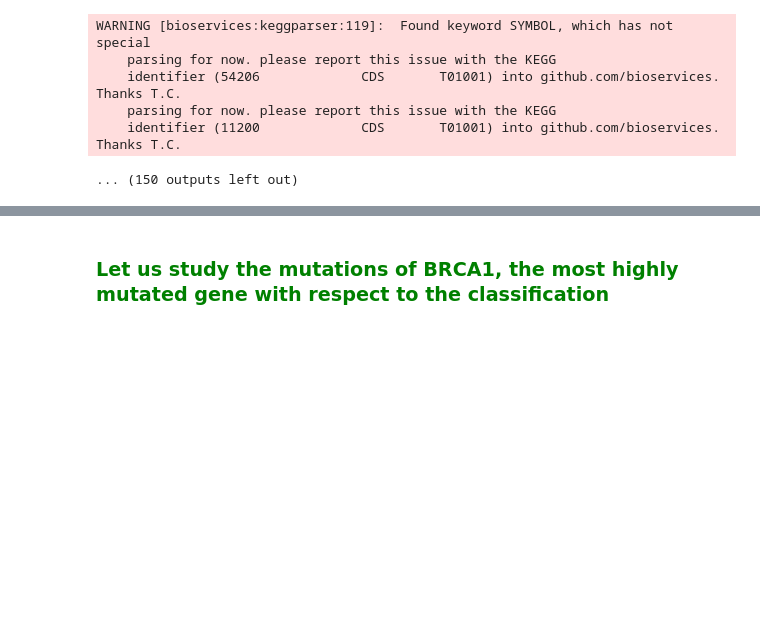
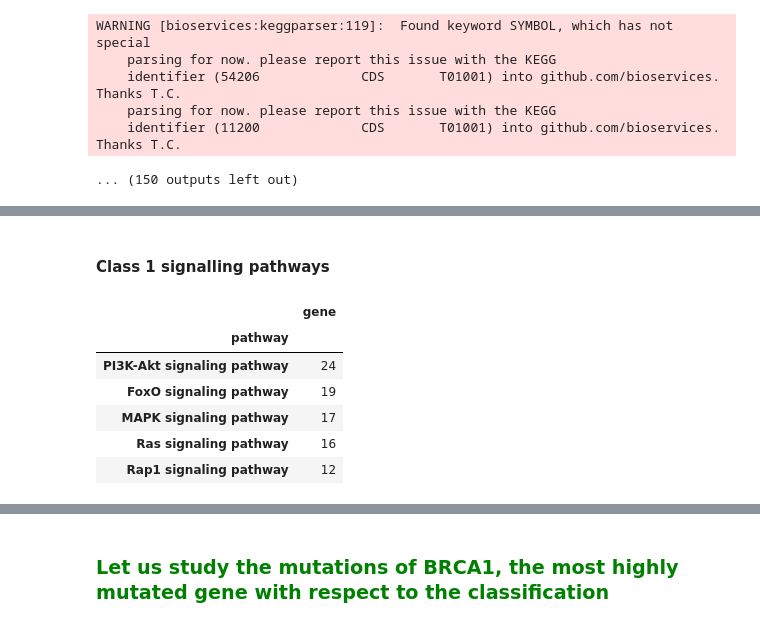
Before and after one commit to me-nobody/jovian-ml-project, a Jupyter notebook: jovian-ml-project-030122.ipynb, the cells around one changed output, grey strips where cells are left out. Saved outputs shown, nothing was run; the diff lists cells and outputs as text; code cells hidden in the pictures; blank space fills up the shorter version.

```diff
--- a/jovian-ml-project-030122.ipynb
+++ b/jovian-ml-project-030122.ipynb
@@ -580,0 +446,20 @@ nx.draw_networkx(G,alpha=0.6)
+# %%
+class_gene_pathway=pd.read_csv("class5_gene_pathway.csv")
+class_gene_pathway=class_gene_pathway.groupby('pathway').count().sort_values('gene',ascending=False)
+class_idx=class_gene_pathway.groupby('pathway').count().sort_values('gene',ascending=False).index
+lst=[]
+for item in class_idx:
+    if 'signaling' in item:
+        lst.append(item)
+# %% [markdown]
+#### Class 1 signalling pathways
+# %%
+class_gene_pathway.loc[lst,:].sort_values('gene',ascending=False).head(n=5)
+# %% [output]
+|  | gene |
+| pathway |  |
+| PI3K-Akt signaling pathway | 24 |
+| FoxO signaling pathway | 19 |
+| MAPK signaling pathway | 17 |
+| Ras signaling pathway | 16 |
+| Rap1 signaling pathway | 12 |
```
Also changed, not shown: parts of 55 cells of this notebook.
